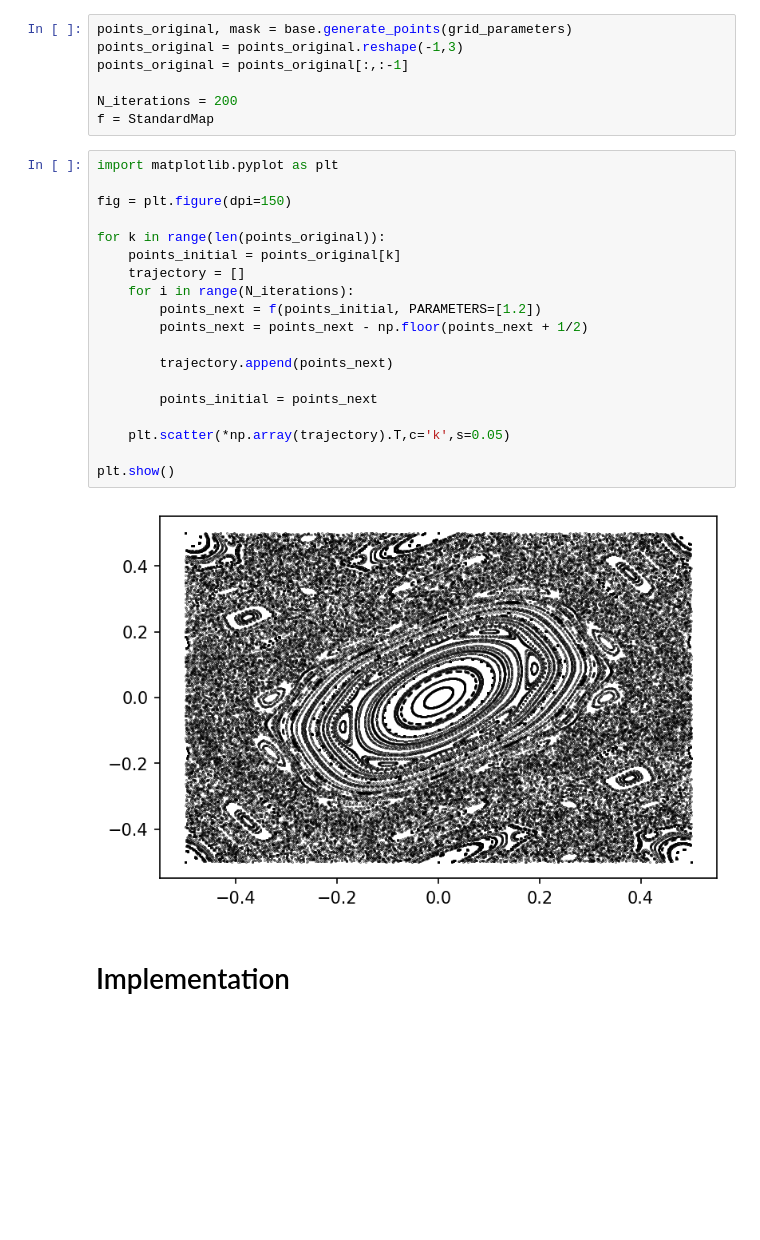
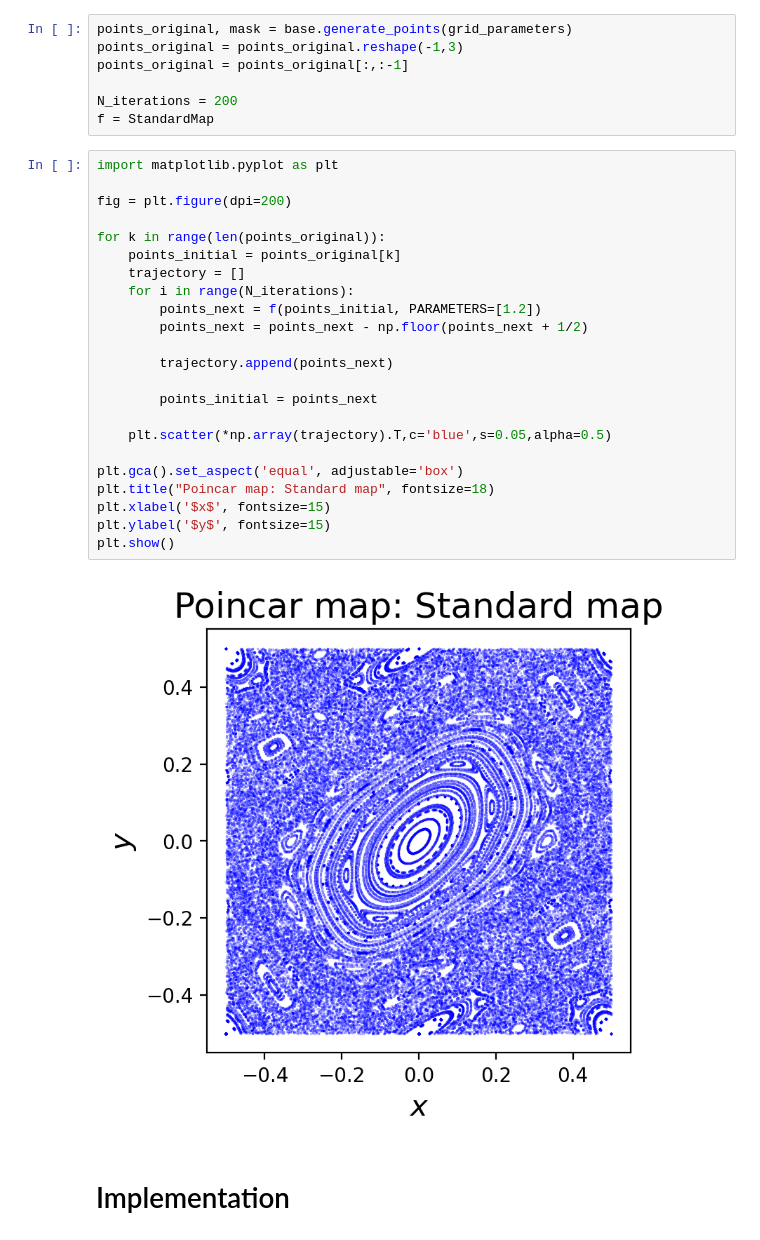
Before and after one commit to champsproject/ldds, a Jupyter notebook: Discrete_Lagrangian_Descriptors_NOTES.ipynb, the cells around one changed output. Cells and saved outputs as stored; diff of their text form; blank space fills up the shorter version.

```diff
--- a/Discrete_Lagrangian_Descriptors_NOTES.ipynb
+++ b/Discrete_Lagrangian_Descriptors_NOTES.ipynb
@@ -114,24 +137,28 @@ f = StandardMap
 # %%
 import matplotlib.pyplot as plt
 
-fig = plt.figure(dpi=150)
+fig = plt.figure(dpi=200)
 
 for k in range(len(points_original)):
     points_initial = points_original[k]
     trajectory = []
     for i in range(N_iterations):
         points_next = f(points_initial, PARAMETERS=[1.2])
         points_next = points_next - np.floor(points_next + 1/2)
 
         trajectory.append(points_next)
 
         points_initial = points_next
 
-    plt.scatter(*np.array(trajectory).T,c='k',s=0.05)
+    plt.scatter(*np.array(trajectory).T,c='blue',s=0.05,alpha=0.5)
 
+plt.gca().set_aspect('equal', adjustable='box')
+plt.title("Poincar map: Standard map", fontsize=18)
+plt.xlabel('$x$', fontsize=15)
+plt.ylabel('$y$', fontsize=15)
 plt.show()
 # %% [output]
-[figure, old version]
+[figure, new version]
 # %% [markdown]
 # Implementation
 # %%
```
Also changed, not shown: parts of 16 cells of this notebook.
